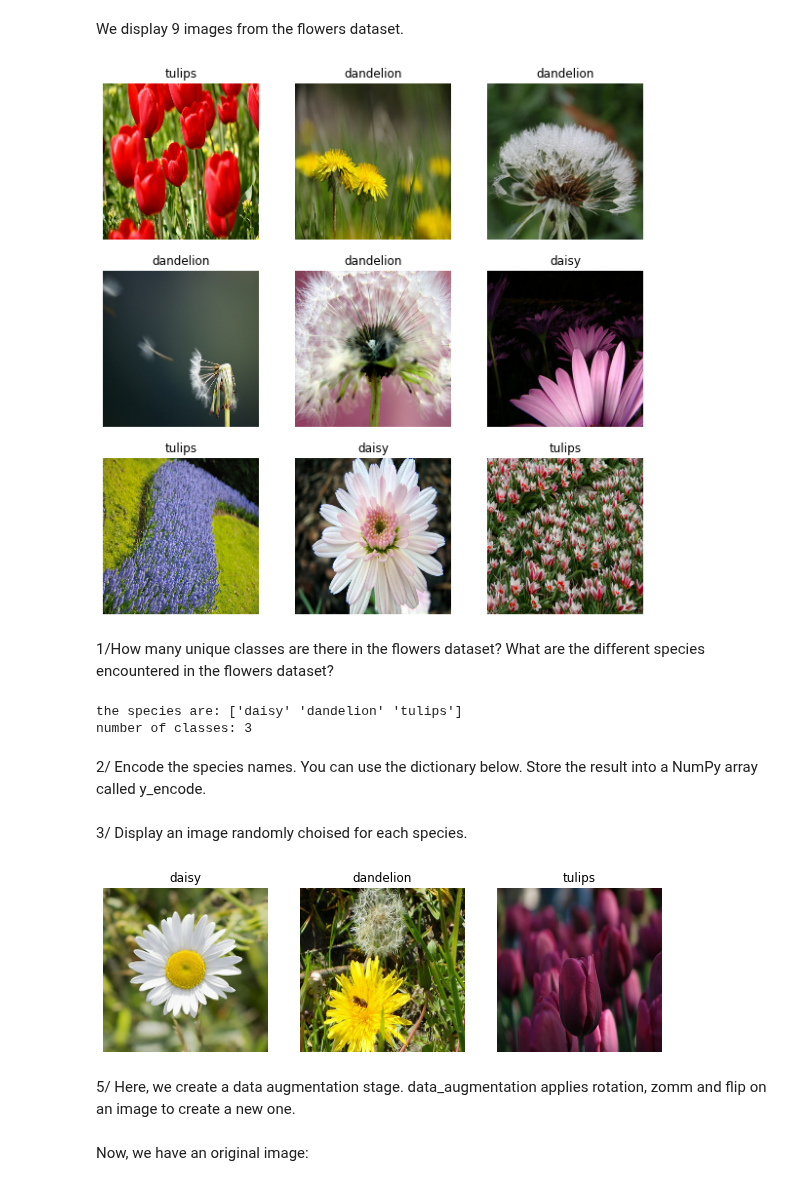
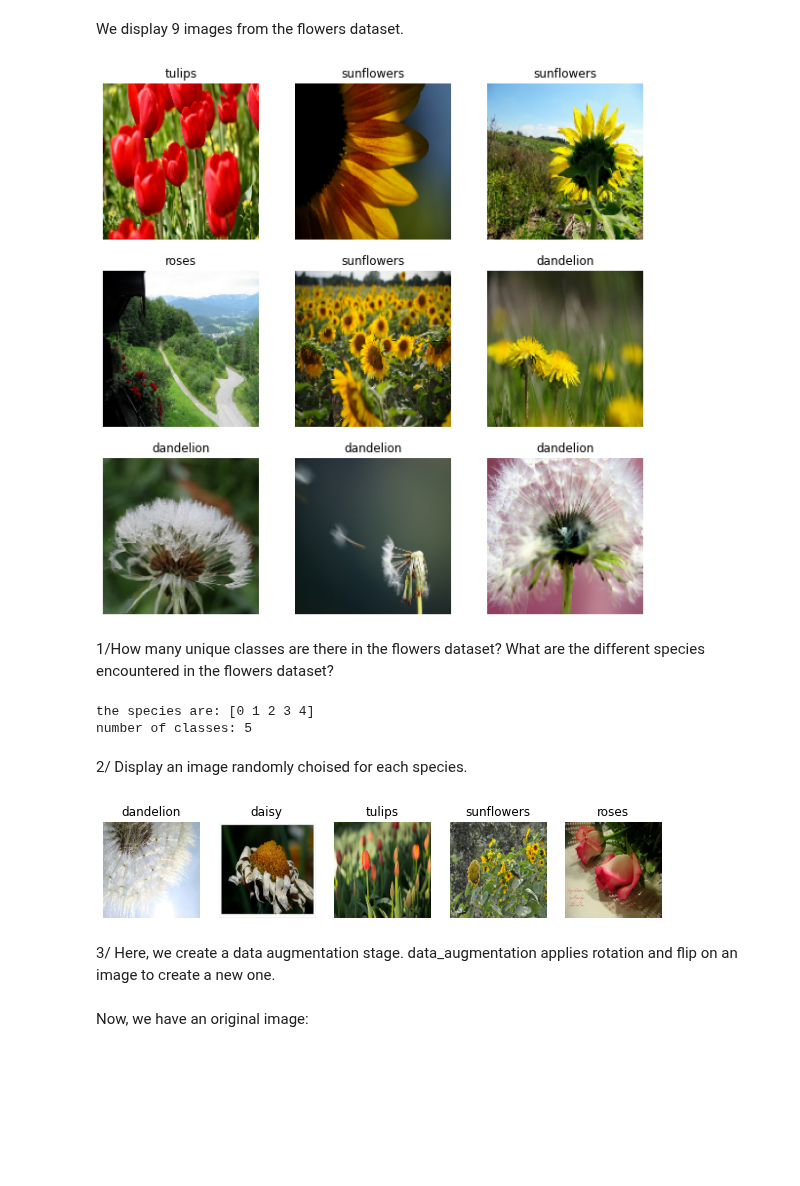
Before and after one commit to fabnancyuhp/DEEP-LEARNING, a Jupyter notebook: NOTEBOOKS/convolutional_neural_network_exercice.ipynb, the cells around one changed output. Drawn from its saved outputs; the diff is of its cells as text; code cells hidden in the pictures; blank space fills up the shorter version.

```diff
--- a/NOTEBOOKS/convolutional_neural_network_exercice.ipynb
+++ b/NOTEBOOKS/convolutional_neural_network_exercice.ipynb
@@ -179,19 +179,3 @@ pred_class_label
 # %% [markdown]
 # Exercice: Flower species classification
 In this exercise, you will build a CNN to classify flower images. The model should predict the species of the flower. The first step is to load and describe the flowers dataset. Run the cell below to load the dataset.
-# %%
-import tensorflow as tf
-import numpy as np
-import tensorflow_datasets as tfds
-ds, info = tfds.load('tf_flowers',as_supervised=True,with_info=True)
-train_set = ds['train']
-image_tot = [tf.image.resize(im,(160, 160)).numpy().astype("uint8") for im,lab in train_set.take(3670) if lab.numpy() not in [3,4]]
-y_tot = [label.numpy() for image,label in train_set.take(3670) if label.numpy() not in [3,4]]
-import numpy as np
-X_image = np.concatenate(image_tot).reshape(len(y_tot),160,160,3)
-class_names = info.features['label'].names
-y_tot = np.array([class_names[label] for image,label in train_set.take(3670) if label.numpy() not in [3,4]])
-
-#['daisy':0,'dandelion':1,'roses':2,'tulips':3]
-#['daisy','dandelion','roses','tulips']
-np.unique(y_tot)
@@ -203,0 +182,16 @@ array(['daisy', 'dandelion', 'tulips'], dtype='<U9')
+# %%
+import tensorflow as tf
+import tensorflow_datasets as tfds
+
+train_ds, metadata = tfds.load('tf_flowers',with_info=True,as_supervised=True)
+train = train_ds['train']
+
+import numpy as np
+from tensorflow.keras import layers
+import tensorflow as tf
+MG_SIZE = 140
+
+X_image = np.concatenate([tf.image.resize(image.numpy(), (MG_SIZE, MG_SIZE)).numpy().astype(np.uint8) for i,(image,label) in enumerate(train)],axis=0).reshape(3670,MG_SIZE,MG_SIZE,3)
+Y = np.array([label.numpy() for i,(image,label) in enumerate(train)])
+class_names = metadata.features['label'].names
+class_names
@@ -244,20 +250,18 @@ for image in X_image[0:9]:
     plt.subplot(3, 3, i + 1)
     #image = tf.image.resize(image, (180, 180))
     plt.imshow(image)
-    plt.title(y_tot[i])
+    plt.title(class_names[Y[i]])
     plt.axis("off")
     i += 1
 # %% [output]
-[figure, old version]
+[figure, new version]
 # %% [markdown]
 1/How many unique classes are there in the flowers dataset? What are the different species encountered in the flowers dataset?
 # %%
 #your code here
 import numpy as np
-print("the species are: "+ str(np.unique(y_tot)))
-print("number of classes: "+str(len(np.unique(y_tot))))
+print("the species are: "+ str(np.unique(Y)))
+print("number of classes: "+str(len(np.unique(Y))))
 # %% [output]
-the species are: ['daisy' 'dandelion' 'tulips']
-number of classes: 3
+the species are: [0 1 2 3 4]
+number of classes: 5
-# %% [markdown]
-2/ Encode the species names. You can use the dictionary below. Store the result into a NumPy array called y_encode.
@@ -268,21 +268,21 @@ y_encoded = np.array([species_to_code[m] for m in y_tot])
 # %% [markdown]
-3/ Display an image randomly choised for each species.
+2/ Display an image randomly choised for each species.
 # %%
 import matplotlib.pyplot as plt
 import numpy as np
 
 i= 0
 plt.figure(figsize=(10, 10))
-for specie in np.unique(y_tot):
-  plt.subplot(1,3,i+1)
-  ens = np.random.choice(np.where(y_tot==specie)[0],size=1,replace=False)
+for specie in np.unique(Y):
+  plt.subplot(1,5,i+1)
+  ens = np.random.choice(np.where(Y==specie)[0],size=1,replace=False)
   image = X_image[ens][0]
   plt.imshow(image)
-  plt.title(y_tot[ens][0])
+  plt.title(class_names[Y[ens][0]])
   plt.axis("off")
   i +=1
 # %% [output]
-[figure, old version]
+[figure, new version]
 # %% [markdown]
-5/ Here, we create a data augmentation stage. data_augmentation applies rotation, zomm and flip on an image to create a new one.
+3/ Here, we create a data augmentation stage. data_augmentation applies rotation and flip on an image to create a new one.
 # %%
```
Also changed, not shown: parts of 29 cells of this notebook.
